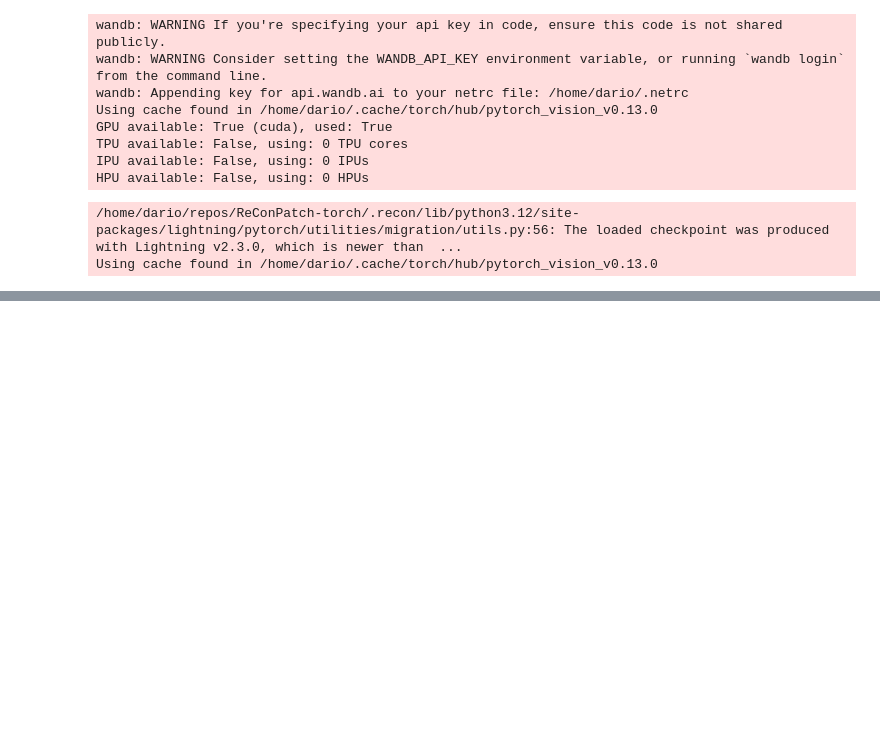
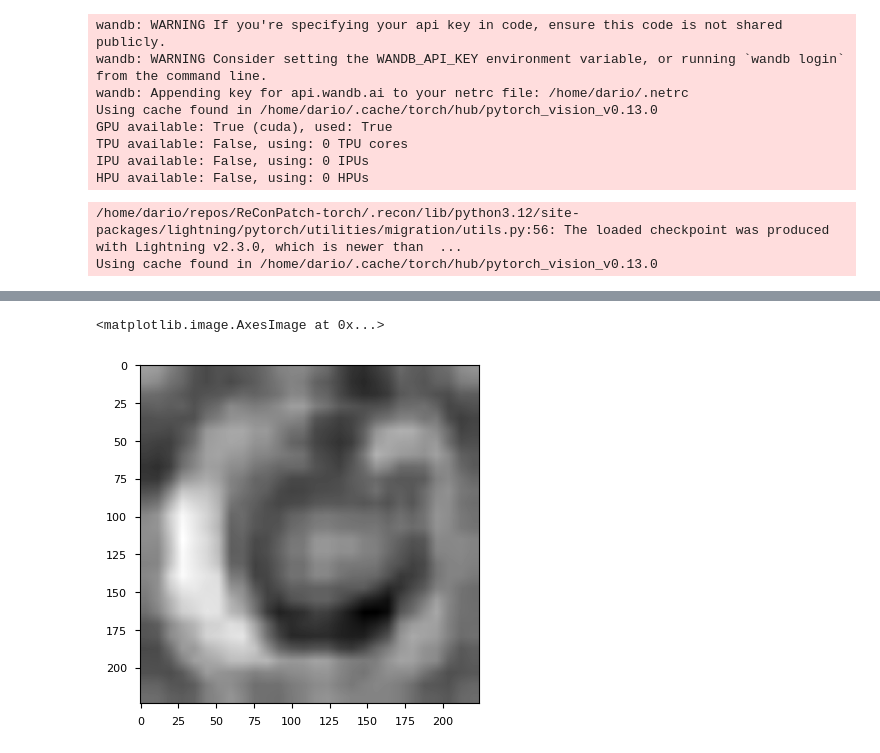
Before and after one commit to dario-loi/ReConPatch-torch, a Jupyter notebook: ReConPatch.ipynb, the cells around one changed output, grey strips where cells are left out. Cells and saved outputs as stored; diff of their text form; code cells hidden in the pictures; blank space fills up the shorter version.

```diff
--- a/ReConPatch.ipynb
+++ b/ReConPatch.ipynb
@@ -499,26 +487,24 @@ class MemBank:
         self.coreset_size = coreset_size
 
     def obtain_coreset(self):
-
         if self.state != MemoryState.FILLED:
             raise ValueError("Memory bank is not filled, can't prune for coreset")
 
         with torch.no_grad():
-
             buf = self.buffer.detach().cpu().numpy()
             buf_proj = torch.tensor(self.projector.fit_transform(buf))
 
-            last_val = buf_proj[0]
             coreset_indices = [0]
+            last_val = buf_proj[0].unsqueeze(0)
 
-            min_distances = torch.linalg.norm(buf_proj - last_val, dim=1, keepdims=True)
+            min_distances = torch.linalg.norm(buf_proj - last_val, dim=1)
 
-            for _ in tqdm(range(self.coreset_size - 1)):
-                distances = torch.linalg.norm(buf_proj - last_val, dim=1, keepdims=True)
+            for _ in tqdm(range(1, self.coreset_size)):
+                distances = torch.linalg.norm(buf_proj - last_val, dim=1)
                 min_distances = torch.minimum(distances, min_distances)
                 index = torch.argmax(min_distances).item()
-                last_val = buf_proj[index]
-                min_distances[index] = 0
+                last_val = buf_proj[index].unsqueeze(0)
+                min_distances[index] = float("inf")
                 coreset_indices.append(index)
 
             coreset = buf_proj[coreset_indices]
@@ -645,7 +631,7 @@ class ReConPatch(LightningModule):
 
         EPS = 1e-9
 
-        d = torch.sqrt(pairwise + EPS)
+        d = pairwise
         delta = d / d.mean()
 
         return w, delta
@@ -741,14 +727,13 @@ class ReConPatch(LightningModule):
 
         self.memory_bank.obtain_coreset()
 
-    def anomaly_detection(self, X, device="cpu"):
+    def anomaly_detection(self, X, device="cpu", plot_graphs=False):
 
         if not self.memory_bank.state == MemoryState.PRUNED:
             raise ValueError("Coreset was not extracted, can't compute anomaly scores")
 
         self.eval()
         self.to(device)
-        DEBUG_PLOTTING_RETURN = False
 
         B, C, H, W = X.shape
 
@@ -756,7 +741,7 @@ class ReConPatch(LightningModule):
         self.memory_bank.buffer = self.memory_bank.buffer.to(device)
         repr = self.memory_bank.project(self.compute_repr(X)).to(device)
 
-        F, E = repr.shape
+        _, E = repr.shape
 
         repr = repr.reshape(B, -1, E)
 
@@ -771,22 +756,22 @@ class ReConPatch(LightningModule):
 
             # distances shape = test_samples, mem_bank_samples
             distances = torch.cdist(repr, self.memory_bank.buffer)
-
             min_dist, min_idx = torch.min(distances, dim=2)
             _, best_idx = torch.max(min_dist, dim=1)
 
             # best_idx shape : B
             m_test_star = repr[torch.arange(B), best_idx]
-            m_star = self.memory_bank.buffer[best_idx]
+            m_star = self.memory_bank.buffer[min_idx[torch.arange(B), best_idx]]
 
             s_star = torch.norm(m_test_star - m_star, dim=1)
+
             numerator = torch.exp(s_star)
 
-            knn_distances = torch.cdist(m_test_star, self.memory_bank.buffer)
+            knn_distances = torch.cdist(m_star, self.memory_bank.buffer)
             top_k_ms = torch.topk(knn_distances, K, largest=False).indices
             k_neighbours = self.memory_bank.buffer[top_k_ms]
 
-            if DEBUG_PLOTTING_RETURN:
+            if plot_graphs:
                 return repr, k_neighbours
 
             # (B x 1 x E) - (B x K x E) -- sub -> (B x K x E) -- norm -> (B x K) -- sum -> (B)
@@ -796,7 +781,15 @@ class ReConPatch(LightningModule):
             )
             s = (1 - (numerator / avg_k_dist)) * s_star
 
-            return s
+            segm_map = min_dist.reshape(
+                B,
+                1,
+                int(min_dist.shape[1] ** (1 / 2)),
+                int(min_dist.shape[1] ** (1 / 2)),
+            )
+            segm_map = F.interpolate(segm_map, size=(224, 224), mode="bilinear")
+
+            return s, segm_map
 # %% [markdown]
 ## Data Exploration & Training
 # %%
@@ -1017,0 +1014,2 @@ model.anomaly_detection(x_rand)
+# %%
+s, map = model.anomaly_detection(defective.unsqueeze(0).to("cuda"))
@@ -1018 +1021,6 @@ model.anomaly_detection(x_rand)
+# %%
+plt.imshow(map[0].cpu().numpy().transpose(1, 2, 0), cmap="gray")
+# %% [output]
+<matplotlib.image.AxesImage at 0x...>
+[figure, added]
 # %%
```
Also changed, not shown: parts of 29 cells of this notebook.
